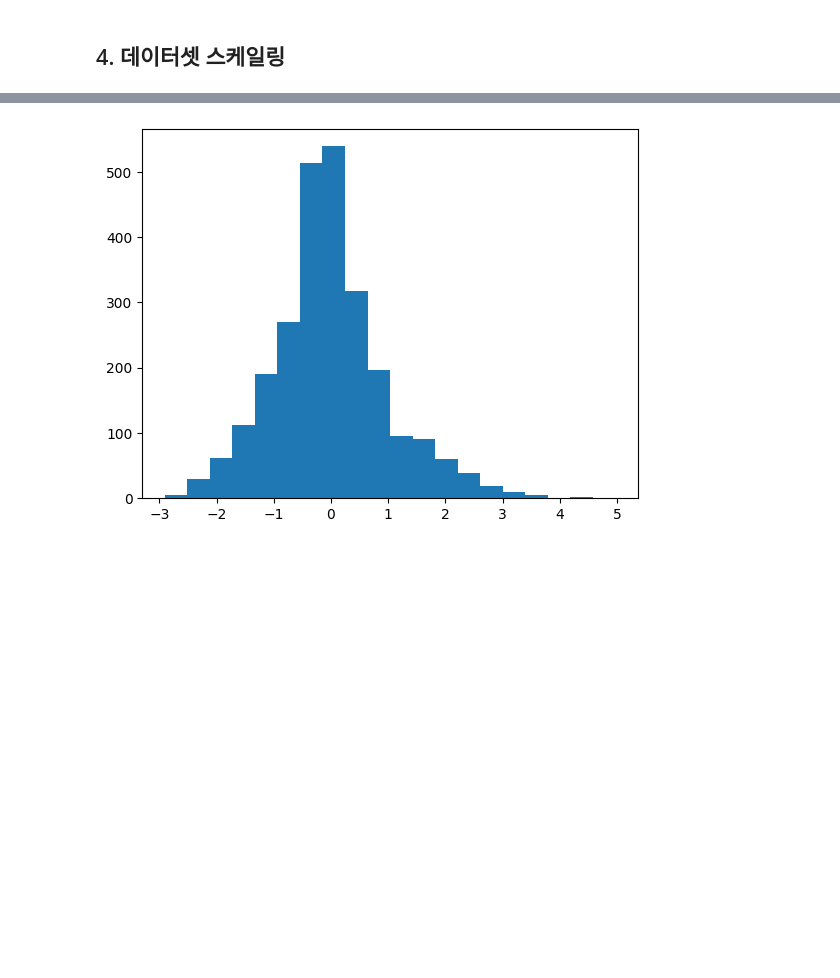
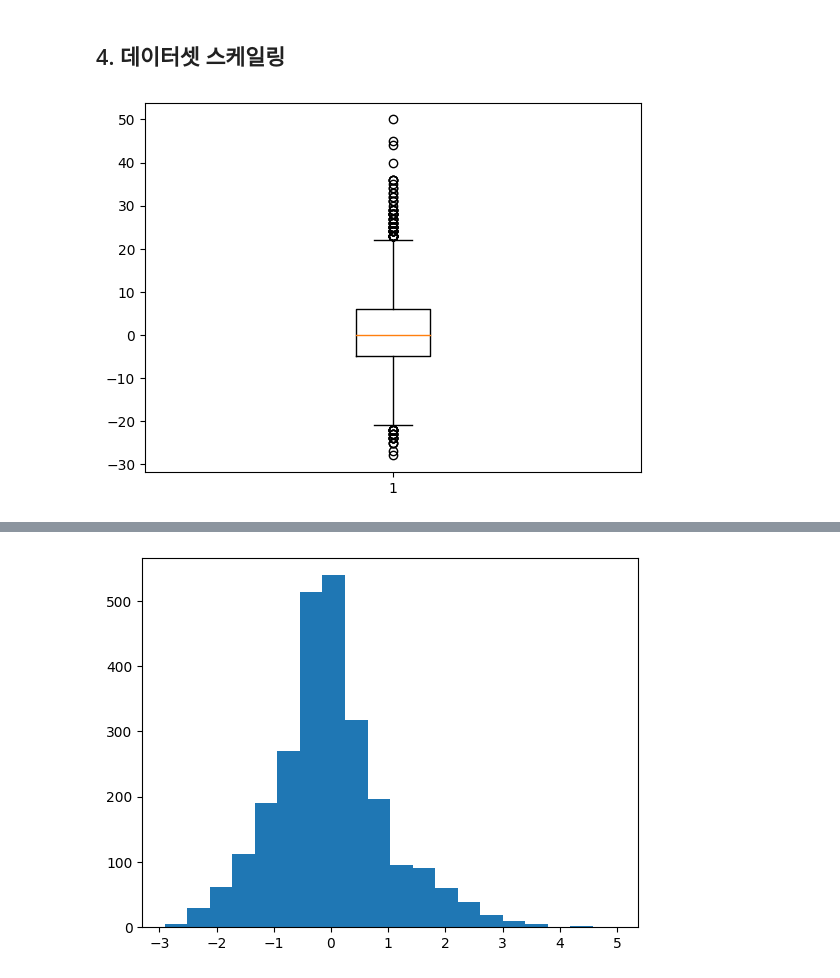
Before and after one commit to March-of-the-Ants/ESG-Rating-System, a Jupyter notebook: 5. rating/scoring_esg.ipynb, the cells around one changed output, grey strips where cells are left out. Saved outputs shown, nothing was run; the diff lists cells and outputs as text; code cells hidden in the pictures; blank space fills up the shorter version.

```diff
--- a/5. rating/scoring_esg.ipynb
+++ b/5. rating/scoring_esg.ipynb
@@ -35,8 +35,8 @@ predict.head()
 | 4 | 1 | 2020 | 대신밸런스제9호스팩 블리츠웨이와 합병 승인 12월 코스닥 상장 | 대신밸런스제9호스팩은 피규어 개발 제작 전문 기업 블리츠웨이... | 0 | 0 | 0 | 1 | 0.0 | 0.000000 | 0.000000 |
 # %%
 # 기업, 년도별 점수 합산
-predict = predict.groupby(['id','year']).sum().reset_index()
-predict.describe()
+predict_sum = predict.groupby(['id','year']).sum().reset_index()
+predict_sum.describe()
 # %% [output]
 |  | id | year | Ecnt | Scnt | Gcnt | predicted | Escore | Sscore | Gscore |
 | count | 2556.000000 | 2556.000000 | 2556.000000 | 2556.000000 | 2556.000000 | 2556.000000 | 2556.000000 | 2556.000000 | 2556.000000 |
@@ -50,7 +50,7 @@ predict.describe()
 # %% [markdown]
 ## 3. 감정스코어 이외 가감점 반영
 # %%
-predict_extra = pd.merge(predict, extra, on=['id','year'], how='left')
+predict_extra = pd.merge(predict_sum, extra, on=['id','year'], how='left')
 predict_extra.fillna(0, inplace=True)
 predict_extra
 # %% [output]
@@ -78,3 +78,7 @@ plt.hist(predict_extra['TotalScore'], bins = 20);
 [figure]
 # %% [markdown]
 ## 4. 데이터셋 스케일링
+# %%
+plt.boxplot(predict_extra['TotalScore']);
+# %% [output]
+[figure, added]
```
Also changed, not shown: parts of 4 cells of this notebook, 2 other files.
